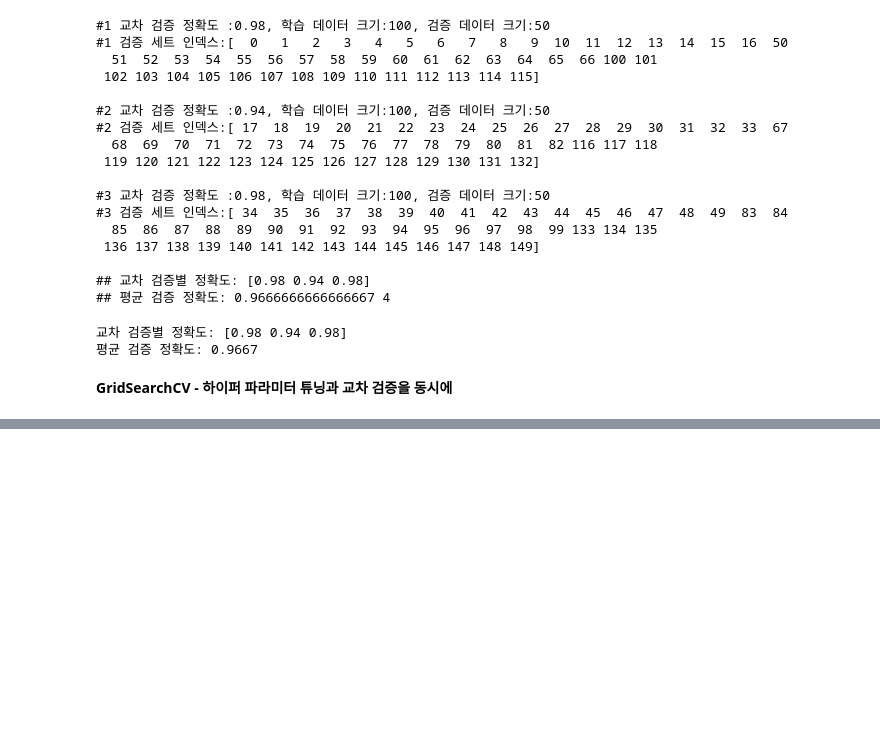
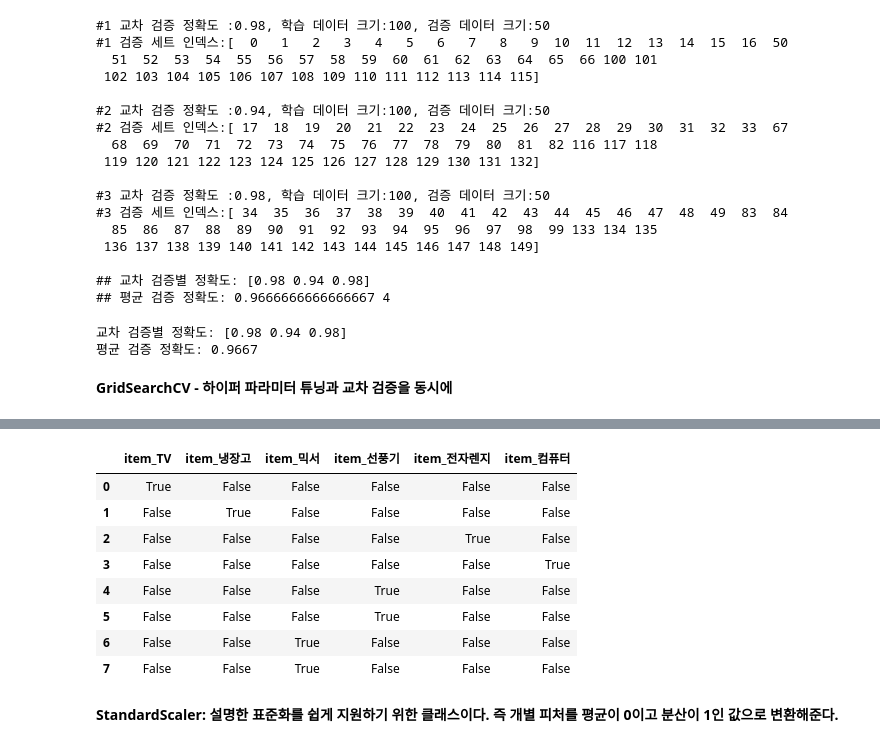
Before and after one commit to bhj8286/dinsosaur_machine_learning_study, a Jupyter notebook: Chapter2/scikitleran실습.ipynb, the cells around one changed output, grey strips where cells are left out. Saved outputs shown, nothing was run; the diff lists cells and outputs as text; code cells hidden in the pictures; blank space fills up the shorter version.

```diff
--- a/Chapter2/scikitleran실습.ipynb
+++ b/Chapter2/scikitleran실습.ipynb
@@ -375,0 +439,18 @@ import pandas as pd
+# %%
+import pandas as pd
+
+df = pd.DataFrame({'item':['TV','냉장고','전자렌지','컴퓨터','선풍기','선풍기','믹서','믹서']})
+
+pd.get_dummies(df)
+# %% [output]
+|  | item_TV | item_냉장고 | item_믹서 | item_선풍기 | item_전자렌지 | item_컴퓨터 |
+| 0 | True | False | False | False | False | False |
+| 1 | False | True | False | False | False | False |
+| 2 | False | False | False | False | True | False |
+| 3 | False | False | False | False | False | True |
+| 4 | False | False | False | True | False | False |
+| 5 | False | False | False | True | False | False |
+| 6 | False | False | True | False | False | False |
+| 7 | False | False | True | False | False | False |
+# %% [markdown]
+**StandardScaler: 설명한 표준화를 쉽게 지원하기 위한 클래스이다. 즉 개별 피처를 평균이 0이고 분산이 1인 값으로 변환해준다.**
```
Also changed, not shown: parts of 14 cells of this notebook.
